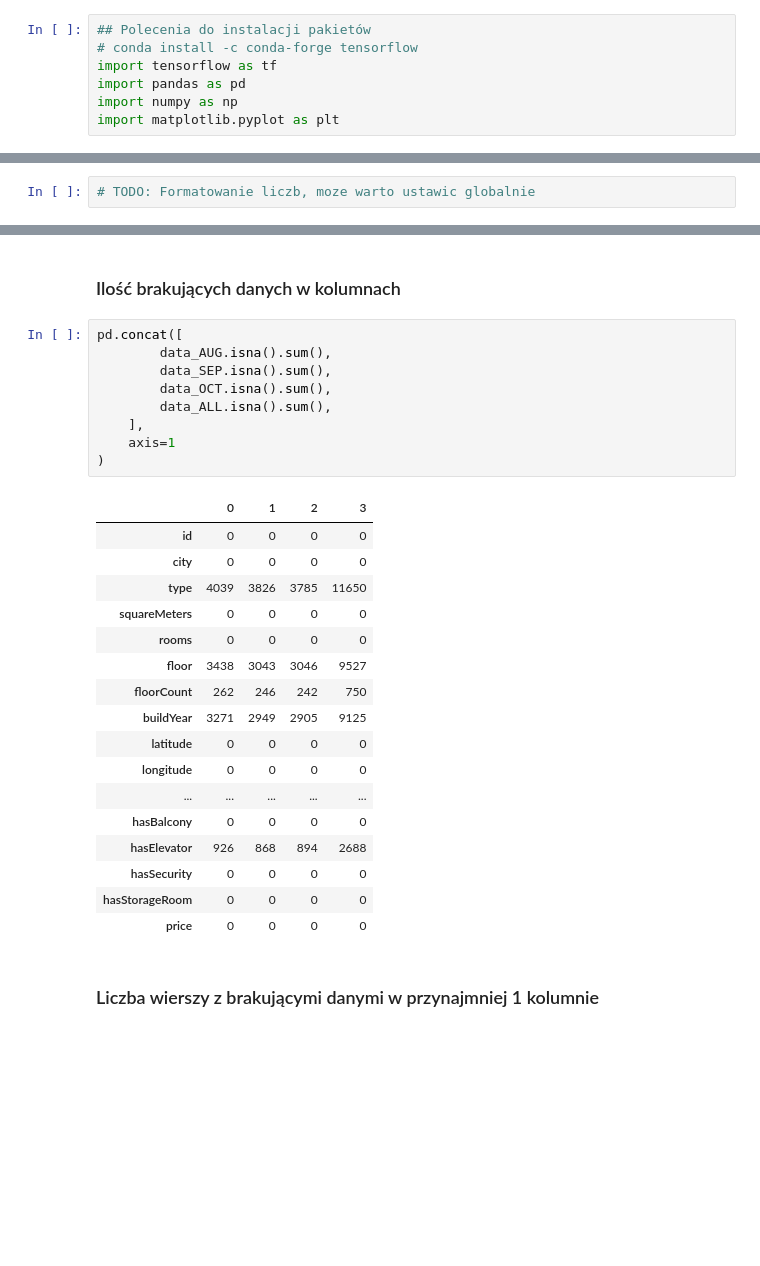
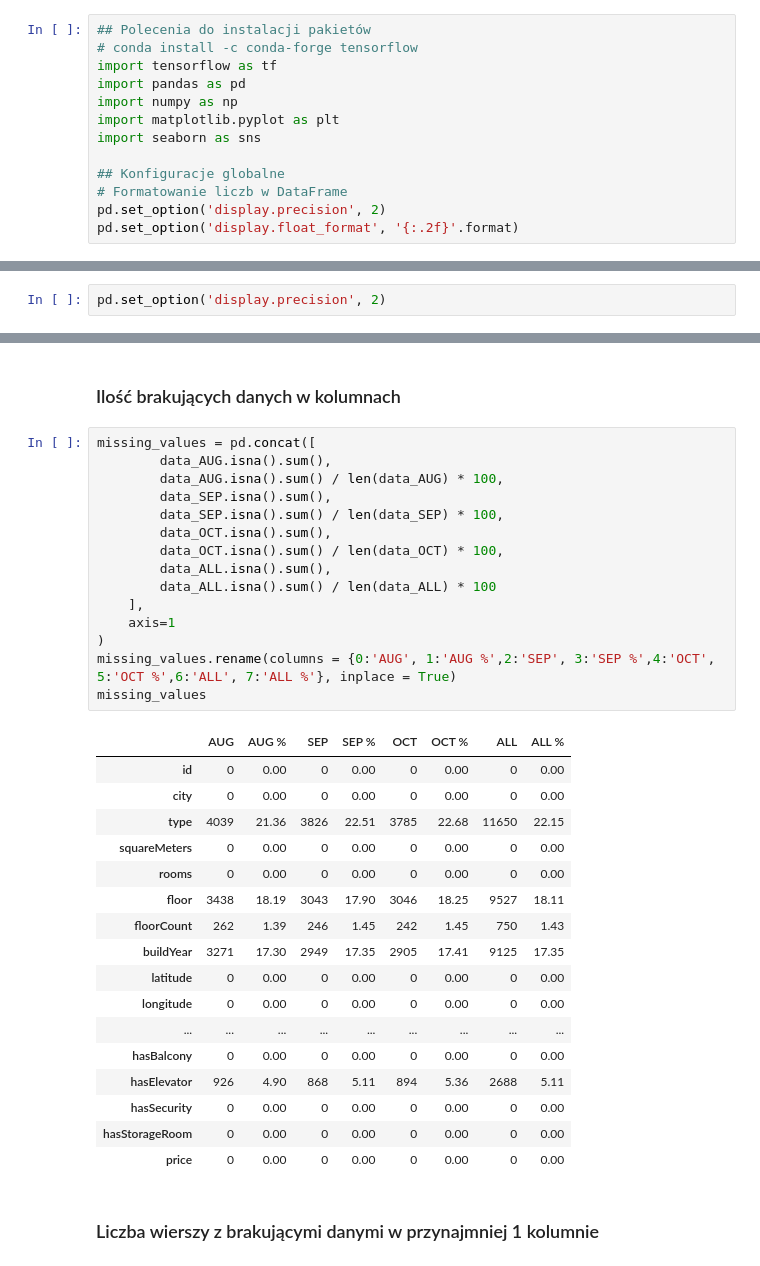
Before and after one commit to Roger1121/FlatAI, a Jupyter notebook: DataAnalysis.ipynb, the cells around one changed output, grey strips where cells are left out. Cells and saved outputs as stored; diff of their text form; blank space fills up the shorter version.

Commit message:
mapa korelacji i poprawki w opisie brakujacych wartosci

```diff
--- a/DataAnalysis.ipynb
+++ b/DataAnalysis.ipynb
@@ -5,6 +5,12 @@ import tensorflow as tf
 import pandas as pd
 import numpy as np
 import matplotlib.pyplot as plt
+import seaborn as sns
+
+## Konfiguracje globalne
+# Formatowanie liczb w DataFrame
+pd.set_option('display.precision', 2)
+pd.set_option('display.float_format', '{:.2f}'.format)
 # %%
 data_AUG = pd.read_csv("apartments_pl_2023_08.csv")
 data_SEP = pd.read_csv("apartments_pl_2023_09.csv")
@@ -107,7 +113,7 @@ memory usage: 11.2+ MB
 # %% [markdown]
 ### Sierpień
 # %%
-# TODO: Formatowanie liczb, moze warto ustawic globalnie
+pd.set_option('display.precision', 2)
 # %%
 data_AUG.describe()
 # %% [output]
@@ -265,32 +302,38 @@ W połączonych zbiorach danych występuje 3859 różnych wartości zmiennej kla
 # %% [markdown]
 ### Ilość brakujących danych w kolumnach
 # %%
-pd.concat([
+missing_values = pd.concat([
         data_AUG.isna().sum(),
+        data_AUG.isna().sum() / len(data_AUG) * 100,
         data_SEP.isna().sum(),
+        data_SEP.isna().sum() / len(data_SEP) * 100,
         data_OCT.isna().sum(),
+        data_OCT.isna().sum() / len(data_OCT) * 100,
         data_ALL.isna().sum(),
+        data_ALL.isna().sum() / len(data_ALL) * 100
     ],
     axis=1
 )
+missing_values.rename(columns = {0:'AUG', 1:'AUG %',2:'SEP', 3:'SEP %',4:'OCT', 5:'OCT %',6:'ALL', 7:'ALL %'}, inplace = True)
+missing_values
 # %% [output]
-|  | 0 | 1 | 2 | 3 |
-| id | 0 | 0 | 0 | 0 |
-| city | 0 | 0 | 0 | 0 |
-| type | 4039 | 3826 | 3785 | 11650 |
-| squareMeters | 0 | 0 | 0 | 0 |
-| rooms | 0 | 0 | 0 | 0 |
-| floor | 3438 | 3043 | 3046 | 9527 |
-| floorCount | 262 | 246 | 242 | 750 |
-| buildYear | 3271 | 2949 | 2905 | 9125 |
-| latitude | 0 | 0 | 0 | 0 |
-| longitude | 0 | 0 | 0 | 0 |
-| ... | ... | ... | ... | ... |
-| hasBalcony | 0 | 0 | 0 | 0 |
-| hasElevator | 926 | 868 | 894 | 2688 |
-| hasSecurity | 0 | 0 | 0 | 0 |
-| hasStorageRoom | 0 | 0 | 0 | 0 |
-| price | 0 | 0 | 0 | 0 |
+|  | AUG | AUG % | SEP | SEP % | OCT | OCT % | ALL | ALL % |
+| id | 0 | 0.00 | 0 | 0.00 | 0 | 0.00 | 0 | 0.00 |
+| city | 0 | 0.00 | 0 | 0.00 | 0 | 0.00 | 0 | 0.00 |
+| type | 4039 | 21.36 | 3826 | 22.51 | 3785 | 22.68 | 11650 | 22.15 |
+| squareMeters | 0 | 0.00 | 0 | 0.00 | 0 | 0.00 | 0 | 0.00 |
+| rooms | 0 | 0.00 | 0 | 0.00 | 0 | 0.00 | 0 | 0.00 |
+| floor | 3438 | 18.19 | 3043 | 17.90 | 3046 | 18.25 | 9527 | 18.11 |
+| floorCount | 262 | 1.39 | 246 | 1.45 | 242 | 1.45 | 750 | 1.43 |
+| buildYear | 3271 | 17.30 | 2949 | 17.35 | 2905 | 17.41 | 9125 | 17.35 |
+| latitude | 0 | 0.00 | 0 | 0.00 | 0 | 0.00 | 0 | 0.00 |
+| longitude | 0 | 0.00 | 0 | 0.00 | 0 | 0.00 | 0 | 0.00 |
+| ... | ... | ... | ... | ... | ... | ... | ... | ... |
+| hasBalcony | 0 | 0.00 | 0 | 0.00 | 0 | 0.00 | 0 | 0.00 |
+| hasElevator | 926 | 4.90 | 868 | 5.11 | 894 | 5.36 | 2688 | 5.11 |
+| hasSecurity | 0 | 0.00 | 0 | 0.00 | 0 | 0.00 | 0 | 0.00 |
+| hasStorageRoom | 0 | 0.00 | 0 | 0.00 | 0 | 0.00 | 0 | 0.00 |
+| price | 0 | 0.00 | 0 | 0.00 | 0 | 0.00 | 0 | 0.00 |
 # %% [markdown]
 ### Liczba wierszy z brakującymi danymi w przynajmniej 1 kolumnie
 # %%
```
Also changed, not shown: parts of 14 cells of this notebook.
